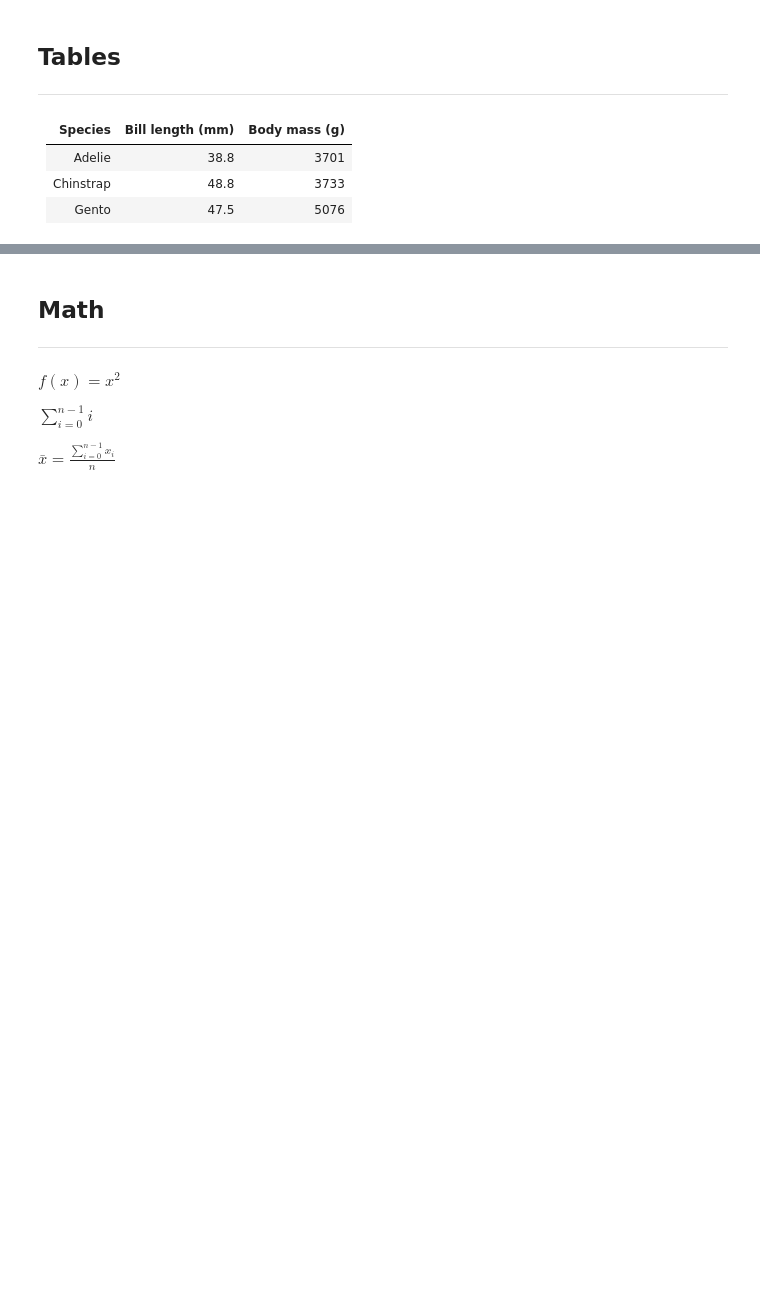
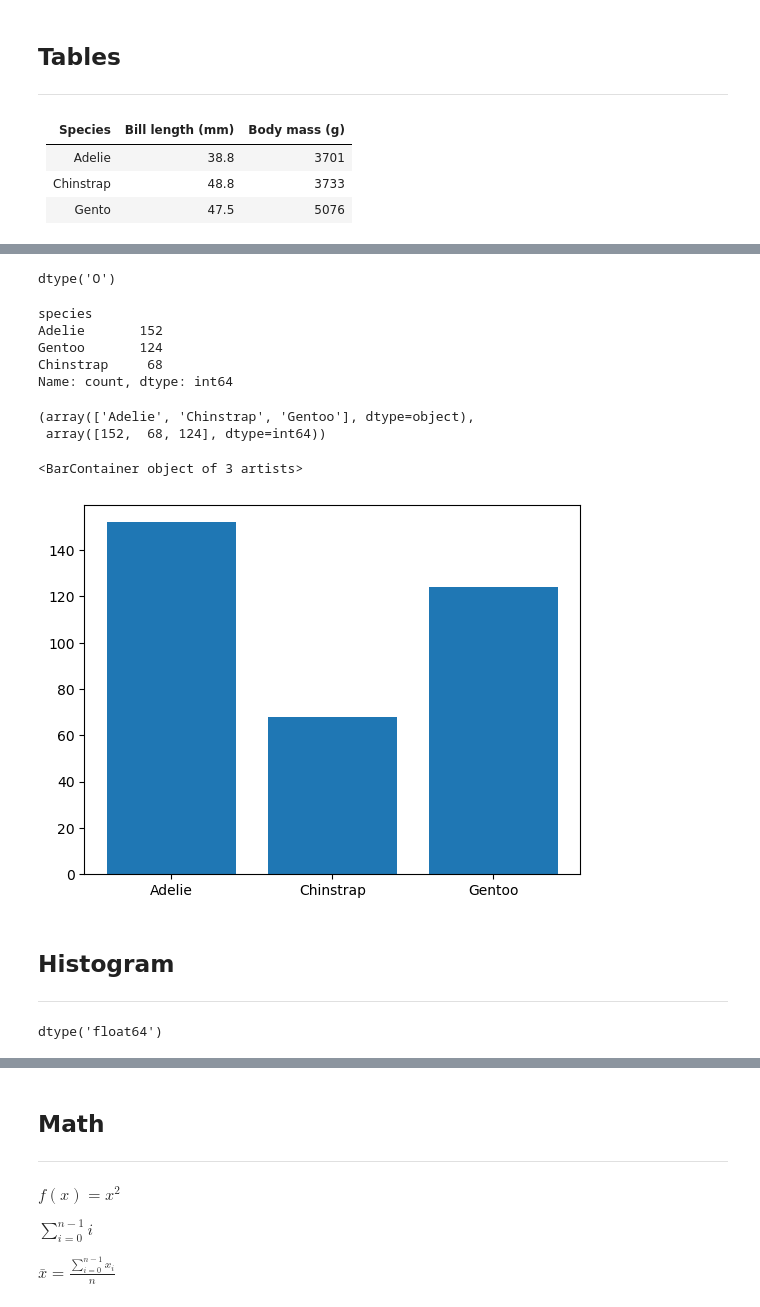
Before and after one commit to FatimaBOliveira/My-Data-Analytics-Project, a Jupyter notebook: penguins.ipynb, the cells around one changed output, grey strips where cells are left out. Cells and saved outputs as stored; diff of their text form; code cells hidden in the pictures; blank space fills up the shorter version.

Commit message:
Added charts

```diff
--- a/penguins.ipynb
+++ b/penguins.ipynb
@@ -138,0 +138,14 @@ Print(a)
+# %%
+# https://numpy.org/doc/stable/reference/arrays.dtypes.html
+df["species"].dtype # species is an object variable type in the data set
+# %% [output]
+dtype('O')
+# %%
+# Count the numbers of penguins in each species
+df["species"].value_counts()
+# %% [output]
+species
+Adelie       152
+Gentoo       124
+Chinstrap     68
+Name: count, dtype: int64
@@ -138,0 +154,22 @@ Print(a)
+# %%
+# Get the counts.
+values, counts = np.unique(df["species"], return_counts=True)
+
+# Show.
+values, counts
+# %% [output]
+(array(['Adelie', 'Chinstrap', 'Gentoo'], dtype=object),
+ array([152,  68, 124], dtype=int64))
+# %%
+# Plot the bar chart.
+plt.bar(values, counts)
+# %% [output]
+<BarContainer object of 3 artists>
+[figure, added]
+# %% [markdown]
+## Histogram
+***
+# %%
+df["flipper_length_mm"].dtype
+# %% [output]
+dtype('float64')
```
Also changed, not shown: parts of 8 cells of this notebook.
